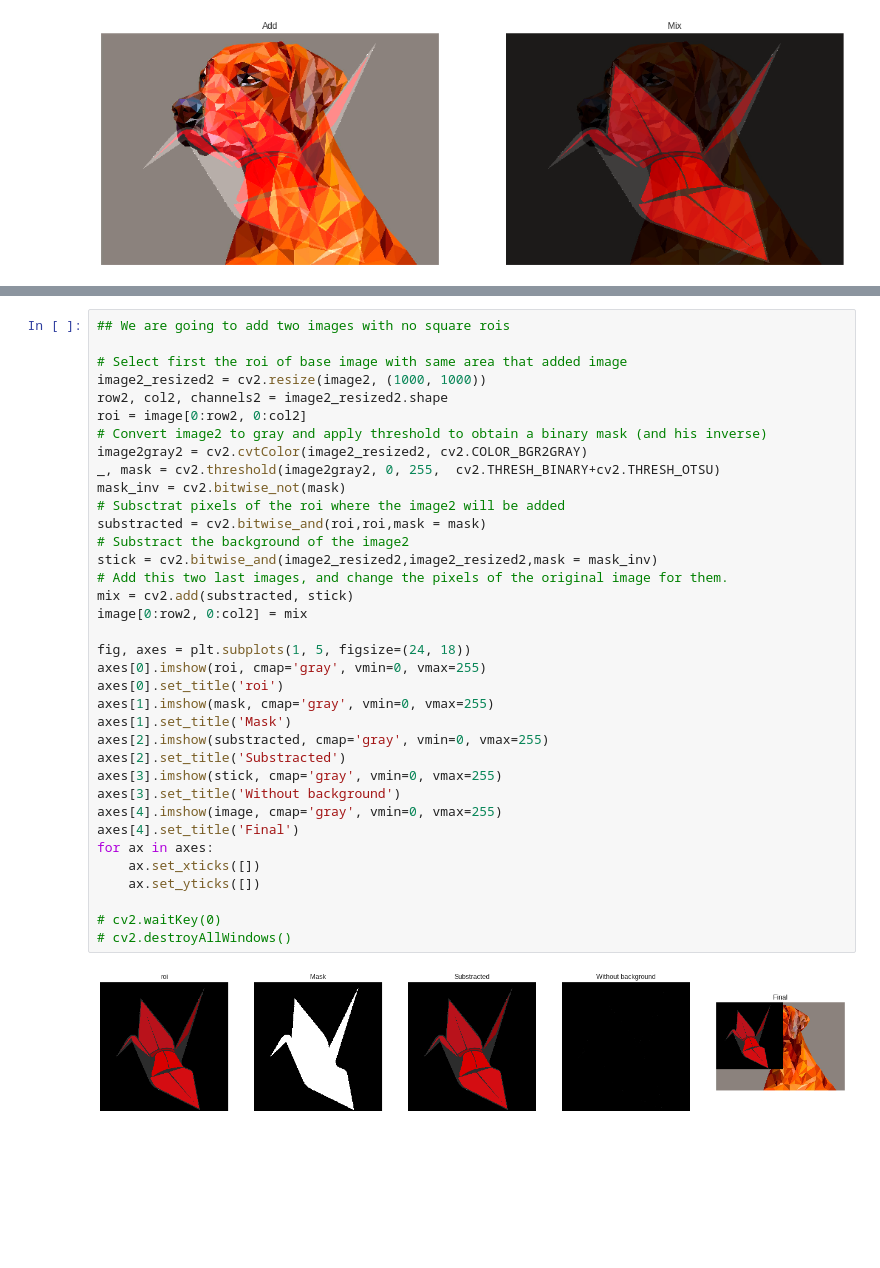
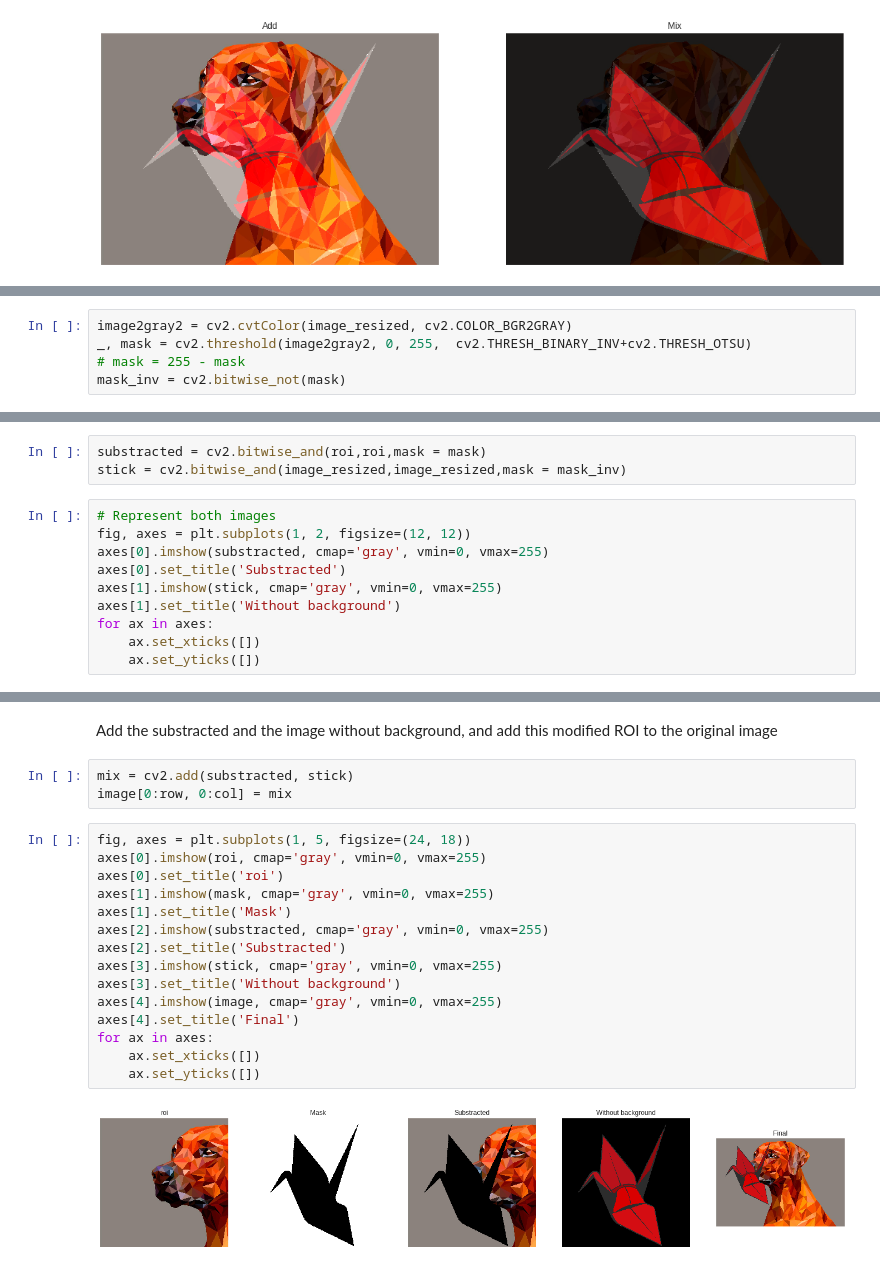
Before and after one commit to JaledMC/Learning-Artificial-Vision, a Jupyter notebook: arithmetic_operations_images.ipynb, the cells around one changed output, grey strips where cells are left out. Drawn from its saved outputs; the diff is of its cells as text; blank space fills up the shorter version.

```diff
--- a/arithmetic_operations_images.ipynb
+++ b/arithmetic_operations_images.ipynb
@@ -103,0 +123,5 @@ To add to images, que have to remove the background and the ROI of each other, t
+# %%
+image2gray2 = cv2.cvtColor(image_resized, cv2.COLOR_BGR2GRAY)
+_, mask = cv2.threshold(image2gray2, 0, 255,  cv2.THRESH_BINARY_INV+cv2.THRESH_OTSU)
+# mask = 255 - mask
+mask_inv = cv2.bitwise_not(mask)
@@ -103,0 +138,13 @@ To add to images, que have to remove the background and the ROI of each other, t
+# %%
+substracted = cv2.bitwise_and(roi,roi,mask = mask)
+stick = cv2.bitwise_and(image_resized,image_resized,mask = mask_inv)
+# %%
+# Represent both images
+fig, axes = plt.subplots(1, 2, figsize=(12, 12))
+axes[0].imshow(substracted, cmap='gray', vmin=0, vmax=255)
+axes[0].set_title('Substracted')
+axes[1].imshow(stick, cmap='gray', vmin=0, vmax=255)
+axes[1].set_title('Without background')
+for ax in axes:
+    ax.set_xticks([])
+    ax.set_yticks([])
@@ -104,38 +153,22 @@ To add to images, que have to remove the background and the ROI of each other, t
+# %% [markdown]
+Add the substracted and the image without background, and add this modified ROI to the original image
+# %%
+mix = cv2.add(substracted, stick)
+image[0:row, 0:col] = mix
 # %%
-## We are going to add two images with no square rois
-
-# Select first the roi of base image with same area that added image
-image2_resized2 = cv2.resize(image2, (1000, 1000))
-row2, col2, channels2 = image2_resized2.shape
-roi = image[0:row2, 0:col2]
-# Convert image2 to gray and apply threshold to obtain a binary mask (and his inverse)
-image2gray2 = cv2.cvtColor(image2_resized2, cv2.COLOR_BGR2GRAY)
-_, mask = cv2.threshold(image2gray2, 0, 255,  cv2.THRESH_BINARY+cv2.THRESH_OTSU)
-mask_inv = cv2.bitwise_not(mask)
-# Subsctrat pixels of the roi where the image2 will be added
-substracted = cv2.bitwise_and(roi,roi,mask = mask)
-# Substract the background of the image2
-stick = cv2.bitwise_and(image2_resized2,image2_resized2,mask = mask_inv)
-# Add this two last images, and change the pixels of the original image for them.
-mix = cv2.add(substracted, stick)
-image[0:row2, 0:col2] = mix
-
 fig, axes = plt.subplots(1, 5, figsize=(24, 18))
 axes[0].imshow(roi, cmap='gray', vmin=0, vmax=255)
 axes[0].set_title('roi')
 axes[1].imshow(mask, cmap='gray', vmin=0, vmax=255)
 axes[1].set_title('Mask')
 axes[2].imshow(substracted, cmap='gray', vmin=0, vmax=255)
 axes[2].set_title('Substracted')
 axes[3].imshow(stick, cmap='gray', vmin=0, vmax=255)
 axes[3].set_title('Without background')
 axes[4].imshow(image, cmap='gray', vmin=0, vmax=255)
 axes[4].set_title('Final')
 for ax in axes:
     ax.set_xticks([])
     ax.set_yticks([])
-
-# cv2.waitKey(0)
-# cv2.destroyAllWindows()
 # %% [output]
-[figure, old version]
+[figure, new version]
```
Also changed, not shown: parts of 9 cells of this notebook.
